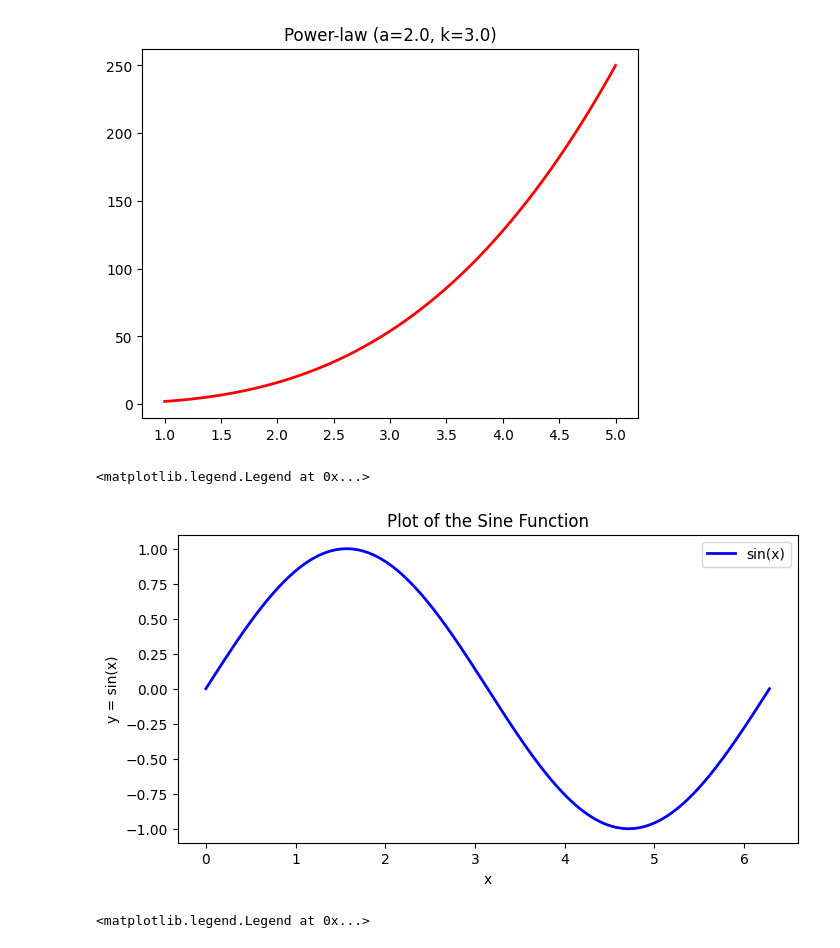
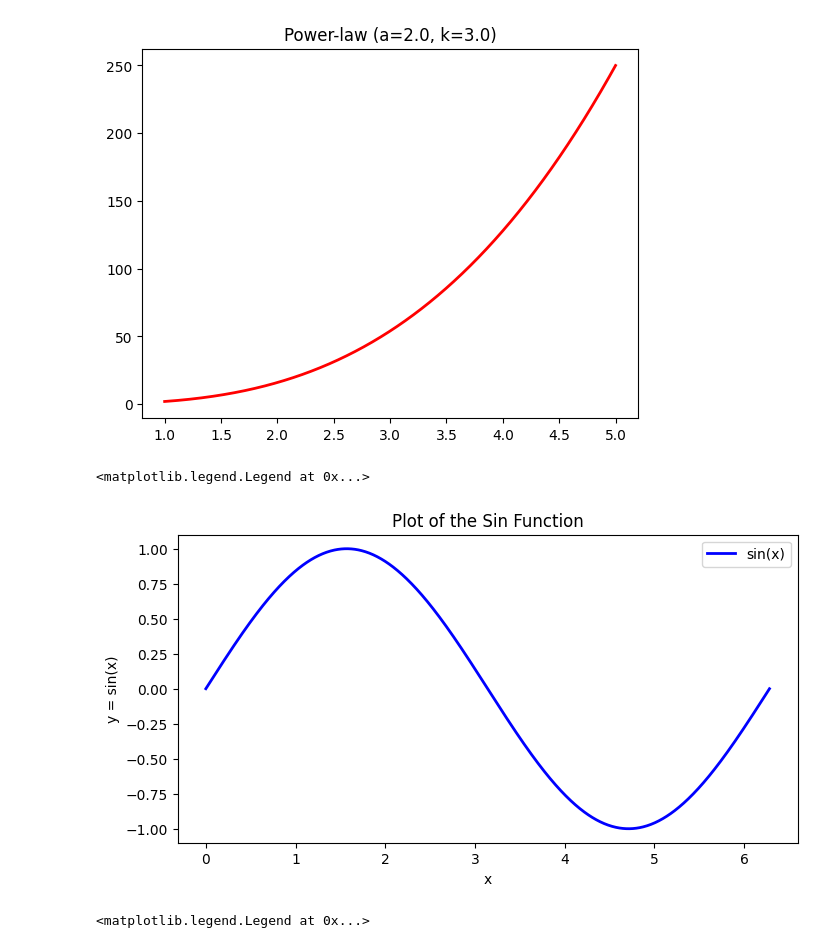
Before and after one commit to saurabhmittal23/space_physics, a Jupyter notebook: tutorial.ipynb, the cells around one changed output. Cells and saved outputs as stored; diff of their text form; code cells hidden in the pictures.

```diff
--- a/tutorial.ipynb
+++ b/tutorial.ipynb
@@ -477,22 +477,22 @@ plt.show()
 # %% [output]
 [figure]
 # %%
-# Generate x values from 0 to 2*pi (one complete cycle of the sine function)
+# Generate x values from 0 to 2*pi (one complete cycle of the sin function)
 x = np.linspace(0, 2 * np.pi, 1000)
 
 # Calculate the corresponding y values using the sine function
 y = np.sin(x)
 
 # Create a plot
 plt.figure(figsize=(8, 4))  # Set the figure size
 plt.plot(x, y, label='sin(x)', color='blue', linewidth=2)
 
 # Add labels and a legend
 plt.xlabel('x')
 plt.ylabel('y = sin(x)')
-plt.title('Plot of the Sine Function')
+plt.title('Plot of the Sin Function')
 plt.legend()
 # %% [output]
 <matplotlib.legend.Legend at 0x...>
-[figure, old version]
+[figure, new version]
 # %%
```
Also changed, not shown: parts of 3 cells of this notebook.
